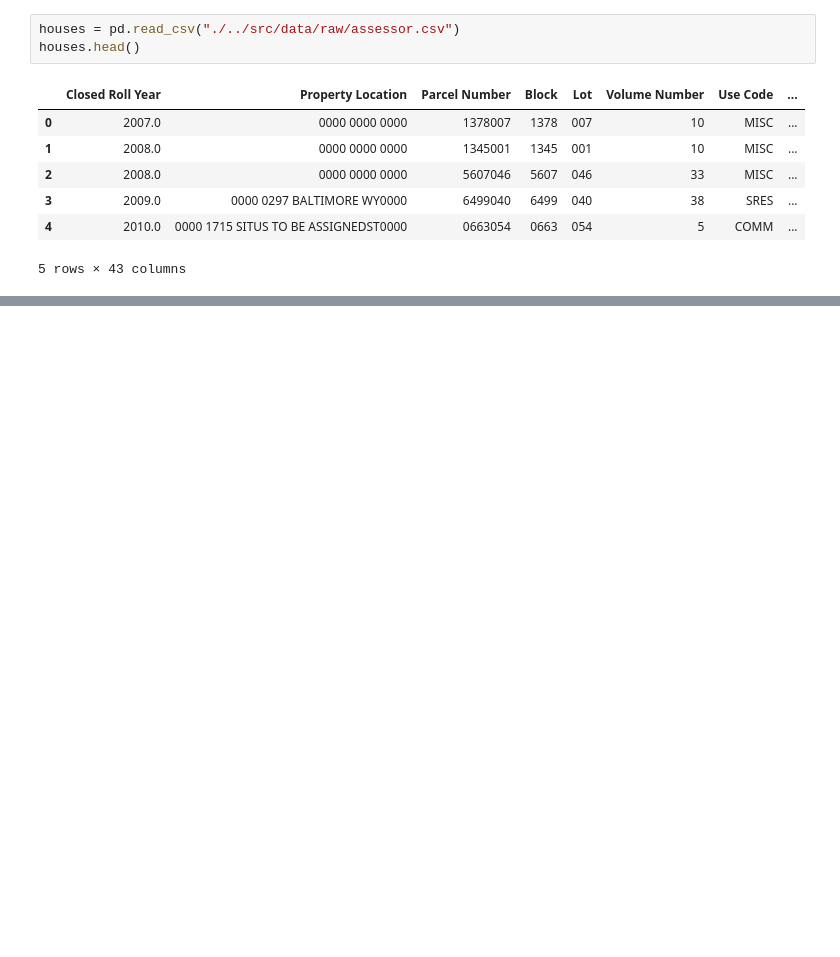
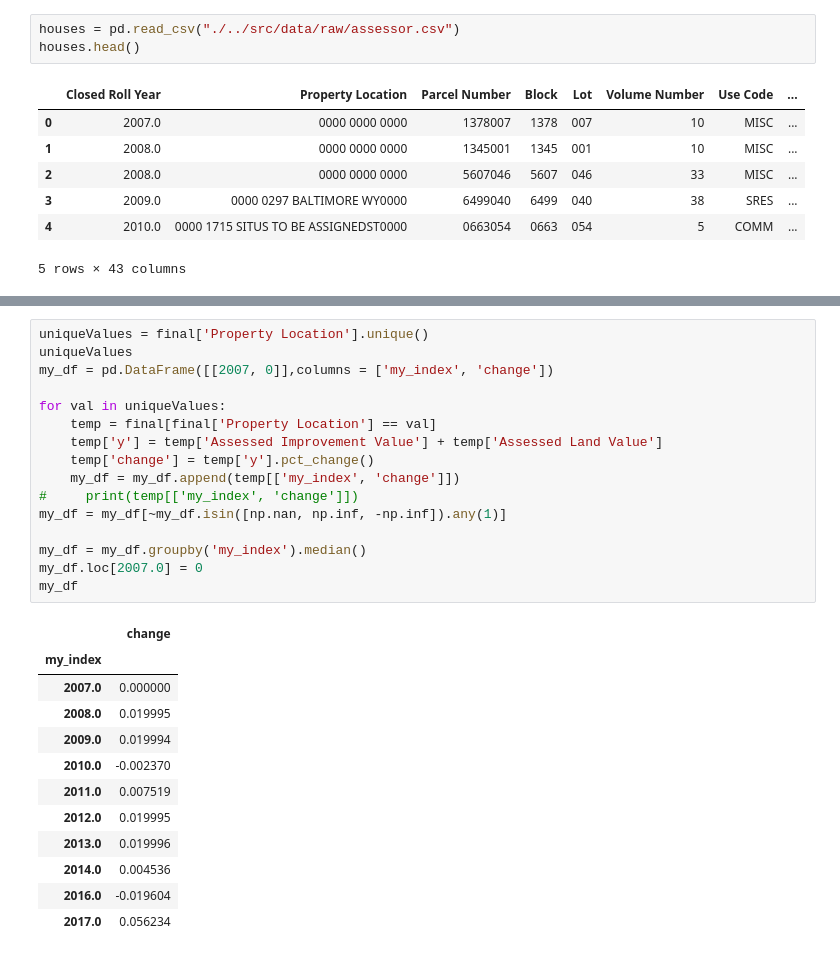
Before and after one commit to EmiliaPaz/EECS731_FinalProject, a Jupyter notebook: notebooks/TimeSeries.ipynb, the cells around one changed output, grey strips where cells are left out. Drawn from its saved outputs; the diff is of its cells as text; blank space fills up the shorter version.

```diff
--- a/notebooks/TimeSeries.ipynb
+++ b/notebooks/TimeSeries.ipynb
@@ -62,3 +64,32 @@ final.sort_values(by=['Property Location'])
+# %%
+uniqueValues = final['Property Location'].unique()
+uniqueValues
+my_df = pd.DataFrame([[2007, 0]],columns = ['my_index', 'change'])
+
+for val in uniqueValues:
+    temp = final[final['Property Location'] == val]
+    temp['y'] = temp['Assessed Improvement Value'] + temp['Assessed Land Value']
+    temp['change'] = temp['y'].pct_change()
+    my_df = my_df.append(temp[['my_index', 'change']])
+#     print(temp[['my_index', 'change']])
+my_df = my_df[~my_df.isin([np.nan, np.inf, -np.inf]).any(1)]
+
+my_df = my_df.groupby('my_index').median()
+my_df.loc[2007.0] = 0
+my_df
+# %% [output]
+|  | change |
+| my_index |  |
+| 2007.0 | 0.000000 |
+| 2008.0 | 0.019995 |
+| 2009.0 | 0.019994 |
+| 2010.0 | -0.002370 |
+| 2011.0 | 0.007519 |
+| 2012.0 | 0.019995 |
+| 2013.0 | 0.019996 |
+| 2014.0 | 0.004536 |
+| 2016.0 | -0.019604 |
+| 2017.0 | 0.056234 |
 # %%
 final = final.groupby('my_index').mean()
 final['y'] = final['Assessed Improvement Value'] + final['Assessed Land Value']
```
Also changed, not shown: parts of 17 cells of this notebook.
